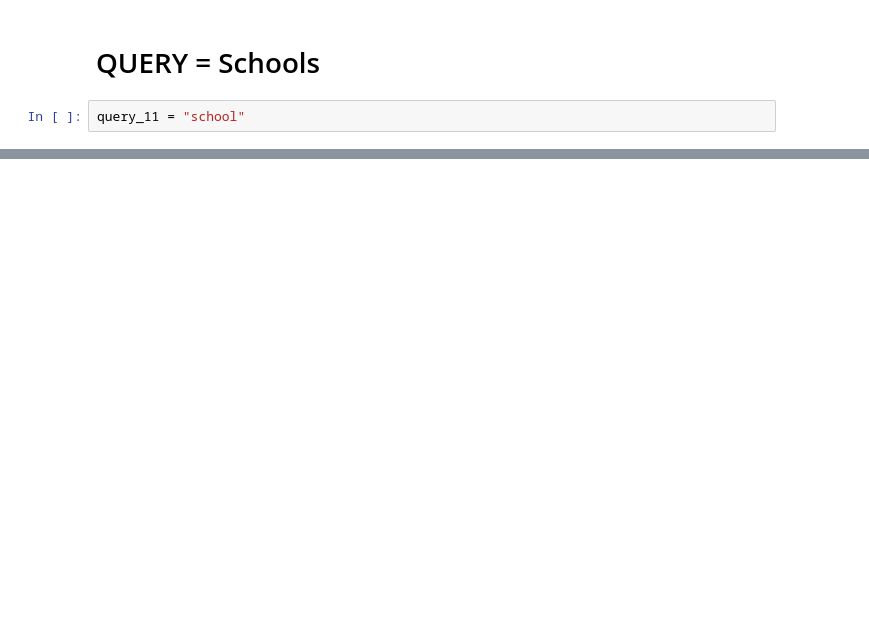
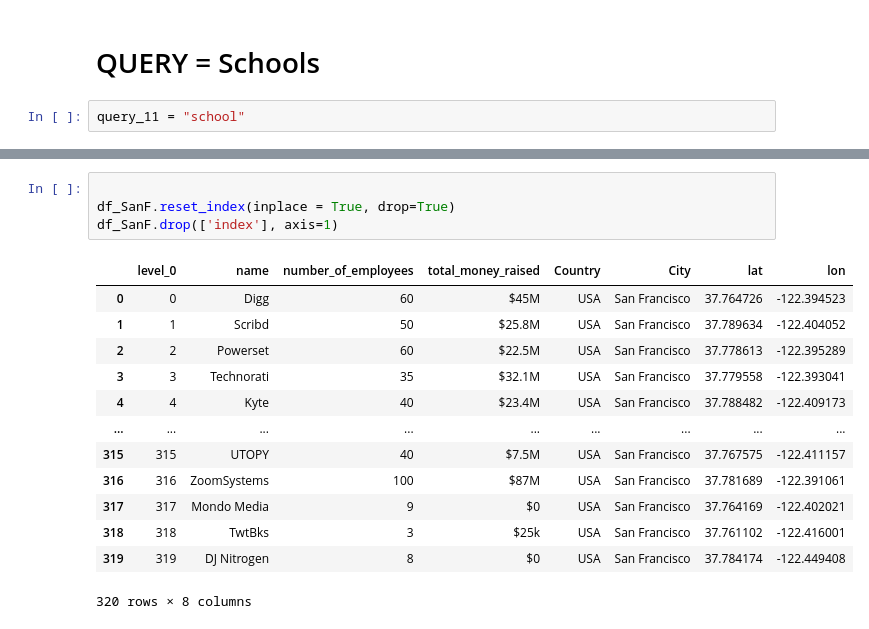
Before and after one commit to jmedina237/project3_GEO, a Jupyter notebook: project3_JOAQUIN.ipynb, the cells around one changed output, grey strips where cells are left out. Cells and saved outputs as stored; diff of their text form; blank space fills up the shorter version.

```diff
--- a/project3_JOAQUIN.ipynb
+++ b/project3_JOAQUIN.ipynb
@@ -419,0 +950,18 @@ response_function["results"][0]
+# %%
+
+df_SanF.reset_index(inplace = True, drop=True)
+df_SanF.drop(['index'], axis=1)
+# %% [output]
+|  | level_0 | name | number_of_employees | total_money_raised | Country | City | lat | lon |
+| 0 | 0 | Digg | 60 | $45M | USA | San Francisco | 37.764726 | -122.394523 |
+| 1 | 1 | Scribd | 50 | $25.8M | USA | San Francisco | 37.789634 | -122.404052 |
+| 2 | 2 | Powerset | 60 | $22.5M | USA | San Francisco | 37.778613 | -122.395289 |
+| 3 | 3 | Technorati | 35 | $32.1M | USA | San Francisco | 37.779558 | -122.393041 |
+| 4 | 4 | Kyte | 40 | $23.4M | USA | San Francisco | 37.788482 | -122.409173 |
+| ... | ... | ... | ... | ... | ... | ... | ... | ... |
+| 315 | 315 | UTOPY | 40 | $7.5M | USA | San Francisco | 37.767575 | -122.411157 |
+| 316 | 316 | ZoomSystems | 100 | $87M | USA | San Francisco | 37.781689 | -122.391061 |
+| 317 | 317 | Mondo Media | 9 | $0 | USA | San Francisco | 37.764169 | -122.402021 |
+| 318 | 318 | TwtBks | 3 | $25k | USA | San Francisco | 37.761102 | -122.416001 |
+| 319 | 319 | DJ Nitrogen | 8 | $0 | USA | San Francisco | 37.784174 | -122.449408 |
+320 rows × 8 columns
```
Also changed, not shown: parts of 118 cells of this notebook.
